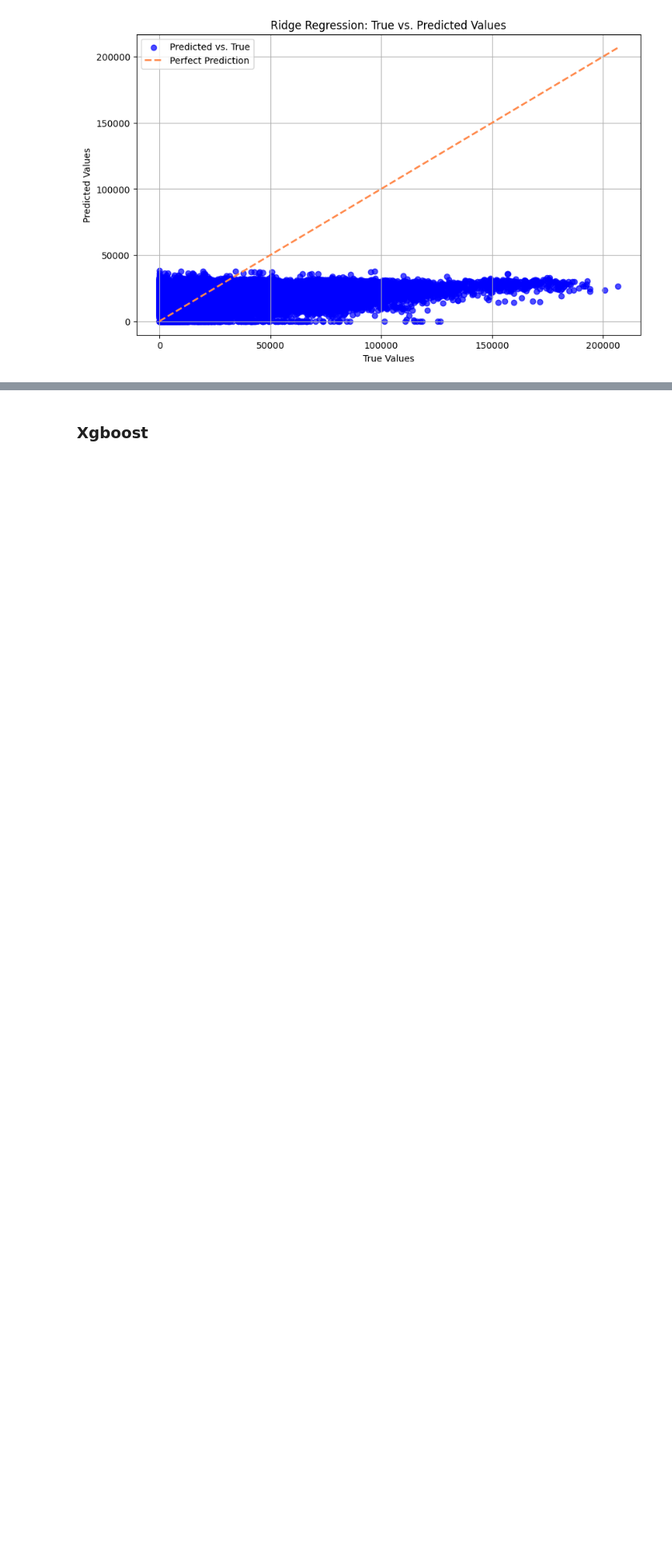
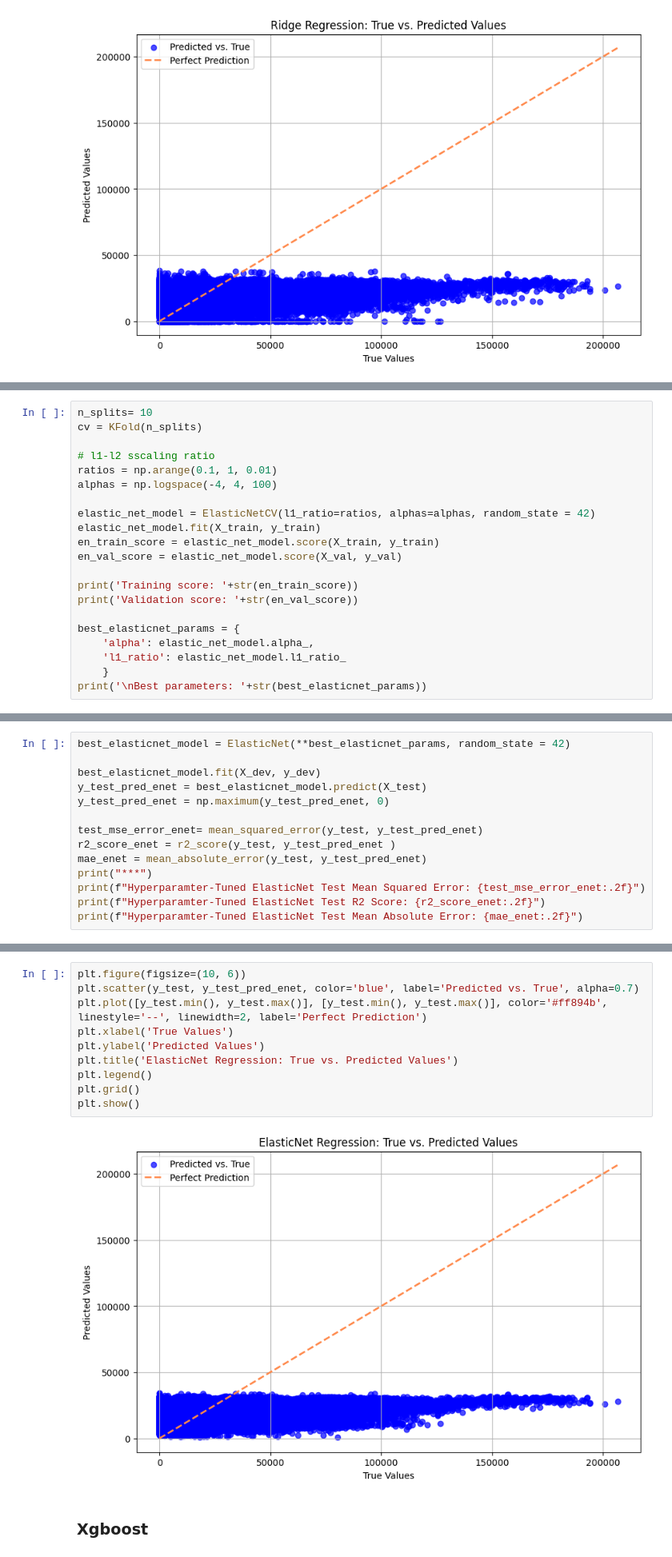
Before and after one commit to SahilBhave/AML-Project, a Jupyter notebook: AML_Group_Project.ipynb, the cells around one changed output, grey strips where cells are left out. Shown at 80% size. Drawn from its saved outputs; the diff is of its cells as text; blank space fills up the shorter version.

Commit message:
Updated with ElasticNet model

```diff
--- a/AML_Group_Project.ipynb
+++ b/AML_Group_Project.ipynb
@@ -900,0 +904,21 @@ plt.show()
+# %%
+n_splits= 10
+cv = KFold(n_splits)
+
+# l1-l2 sscaling ratio
+ratios = np.arange(0.1, 1, 0.01)
+alphas = np.logspace(-4, 4, 100)
+
+elastic_net_model = ElasticNetCV(l1_ratio=ratios, alphas=alphas, random_state = 42)
+elastic_net_model.fit(X_train, y_train)
+en_train_score = elastic_net_model.score(X_train, y_train)
+en_val_score = elastic_net_model.score(X_val, y_val)
+
+print('Training score: '+str(en_train_score))
+print('Validation score: '+str(en_val_score))
+
+best_elasticnet_params = {
+    'alpha': elastic_net_model.alpha_,
+    'l1_ratio': elastic_net_model.l1_ratio_
+    }
+print('\nBest parameters: '+str(best_elasticnet_params))
@@ -900,0 +930,14 @@ plt.show()
+# %%
+best_elasticnet_model = ElasticNet(**best_elasticnet_params, random_state = 42)
+
+best_elasticnet_model.fit(X_dev, y_dev)
+y_test_pred_enet = best_elasticnet_model.predict(X_test)
+y_test_pred_enet = np.maximum(y_test_pred_enet, 0)
+
+test_mse_error_enet= mean_squared_error(y_test, y_test_pred_enet)
+r2_score_enet = r2_score(y_test, y_test_pred_enet )
+mae_enet = mean_absolute_error(y_test, y_test_pred_enet)
+print("***")
+print(f"Hyperparamter-Tuned ElasticNet Test Mean Squared Error: {test_mse_error_enet:.2f}")
+print(f"Hyperparamter-Tuned ElasticNet Test R2 Score: {r2_score_enet:.2f}")
+print(f"Hyperparamter-Tuned ElasticNet Test Mean Absolute Error: {mae_enet:.2f}")
@@ -901,3 +949,15 @@ plt.show()
+# %%
+plt.figure(figsize=(10, 6))
+plt.scatter(y_test, y_test_pred_enet, color='blue', label='Predicted vs. True', alpha=0.7)
+plt.plot([y_test.min(), y_test.max()], [y_test.min(), y_test.max()], color='#ff894b', linestyle='--', linewidth=2, label='Perfect Prediction')
+plt.xlabel('True Values')
+plt.ylabel('Predicted Values')
+plt.title('ElasticNet Regression: True vs. Predicted Values')
+plt.legend()
+plt.grid()
+plt.show()
+# %% [output]
+[figure, added]
 # %% [markdown]
 ### Xgboost
 # %%
```
Also changed, not shown: parts of 11 cells of this notebook.
